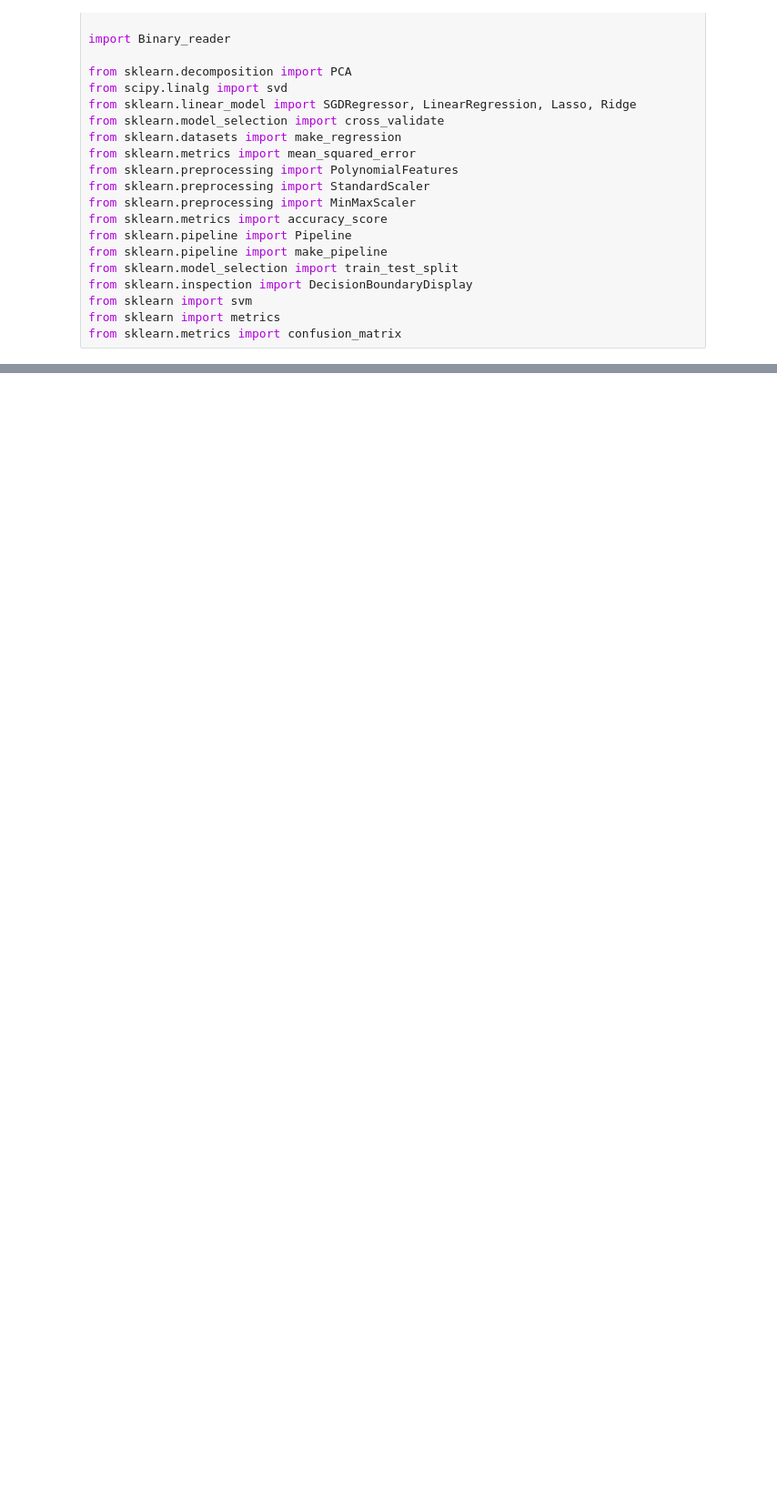
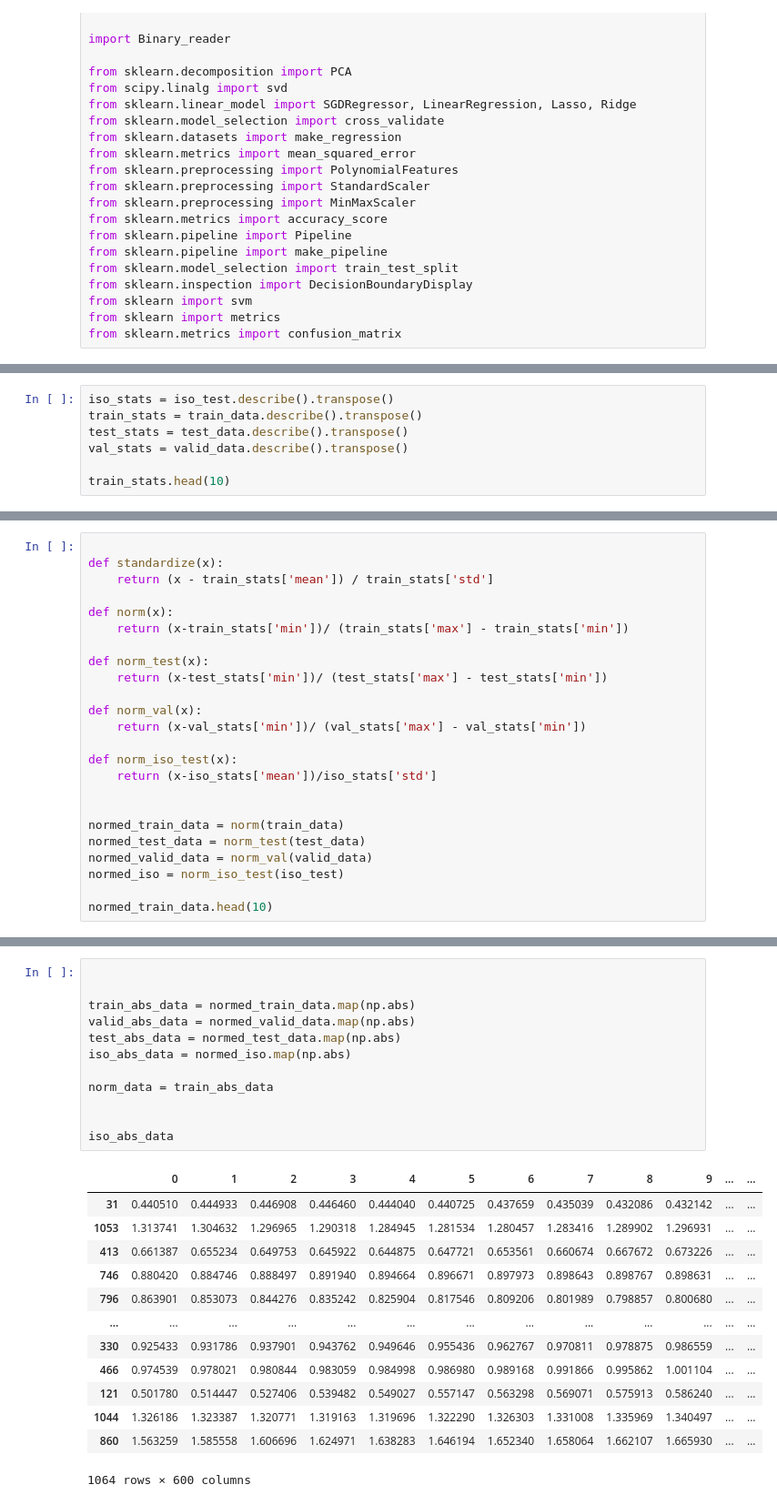
Before and after one commit to Reido19/CommSense---Masters, a Jupyter notebook: Machine_Learning/CommSense_SVM.ipynb, the cells around one changed output, grey strips where cells are left out. Shown at 91% size. Saved outputs shown, nothing was run; the diff lists cells and outputs as text; blank space fills up the shorter version.

```diff
--- a/Machine_Learning/CommSense_SVM.ipynb
+++ b/Machine_Learning/CommSense_SVM.ipynb
@@ -358,0 +189,7 @@ Test Accuracy: 0.9946428571428572
+# %%
+iso_stats = iso_test.describe().transpose()
+train_stats = train_data.describe().transpose()
+test_stats = test_data.describe().transpose()
+val_stats = valid_data.describe().transpose()
+
+train_stats.head(10)
@@ -358,0 +210,24 @@ Test Accuracy: 0.9946428571428572
+# %%
+
+def standardize(x):
+    return (x - train_stats['mean']) / train_stats['std']
+
+def norm(x):
+    return (x-train_stats['min'])/ (train_stats['max'] - train_stats['min'])
+
+def norm_test(x):
+    return (x-test_stats['min'])/ (test_stats['max'] - test_stats['min'])
+
+def norm_val(x):
+    return (x-val_stats['min'])/ (val_stats['max'] - val_stats['min'])
+
+def norm_iso_test(x):
+    return (x-iso_stats['mean'])/iso_stats['std']
+
+
+normed_train_data = norm(train_data)
+normed_test_data = norm_test(test_data)
+normed_valid_data = norm_val(valid_data)
+normed_iso = norm_iso_test(iso_test)
+
+normed_train_data.head(10)
@@ -358,0 +249,26 @@ Test Accuracy: 0.9946428571428572
+# %%
+
+
+train_abs_data = normed_train_data.map(np.abs)
+valid_abs_data = normed_valid_data.map(np.abs)
+test_abs_data = normed_test_data.map(np.abs)
+iso_abs_data = normed_iso.map(np.abs)
+
+norm_data = train_abs_data
+
+
+iso_abs_data
+# %% [output]
+|  | 0 | 1 | 2 | 3 | 4 | 5 | 6 | 7 | 8 | 9 | ... | ... |
+| 31 | 0.440510 | 0.444933 | 0.446908 | 0.446460 | 0.444040 | 0.440725 | 0.437659 | 0.435039 | 0.432086 | 0.432142 | ... | ... |
+| 1053 | 1.313741 | 1.304632 | 1.296965 | 1.290318 | 1.284945 | 1.281534 | 1.280457 | 1.283416 | 1.289902 | 1.296931 | ... | ... |
+| 413 | 0.661387 | 0.655234 | 0.649753 | 0.645922 | 0.644875 | 0.647721 | 0.653561 | 0.660674 | 0.667672 | 0.673226 | ... | ... |
+| 746 | 0.880420 | 0.884746 | 0.888497 | 0.891940 | 0.894664 | 0.896671 | 0.897973 | 0.898643 | 0.898767 | 0.898631 | ... | ... |
+| 796 | 0.863901 | 0.853073 | 0.844276 | 0.835242 | 0.825904 | 0.817546 | 0.809206 | 0.801989 | 0.798857 | 0.800680 | ... | ... |
+| ... | ... | ... | ... | ... | ... | ... | ... | ... | ... | ... | ... | ... |
+| 330 | 0.925433 | 0.931786 | 0.937901 | 0.943762 | 0.949646 | 0.955436 | 0.962767 | 0.970811 | 0.978875 | 0.986559 | ... | ... |
+| 466 | 0.974539 | 0.978021 | 0.980844 | 0.983059 | 0.984998 | 0.986980 | 0.989168 | 0.991866 | 0.995862 | 1.001104 | ... | ... |
+| 121 | 0.501780 | 0.514447 | 0.527406 | 0.539482 | 0.549027 | 0.557147 | 0.563298 | 0.569071 | 0.575913 | 0.586240 | ... | ... |
+| 1044 | 1.326186 | 1.323387 | 1.320771 | 1.319163 | 1.319696 | 1.322290 | 1.326303 | 1.331008 | 1.335969 | 1.340497 | ... | ... |
+| 860 | 1.563259 | 1.585558 | 1.606696 | 1.624971 | 1.638283 | 1.646194 | 1.652340 | 1.658064 | 1.662107 | 1.665930 | ... | ... |
+1064 rows × 600 columns
```
Also changed, not shown: parts of 38 cells of this notebook, 14 other files.
